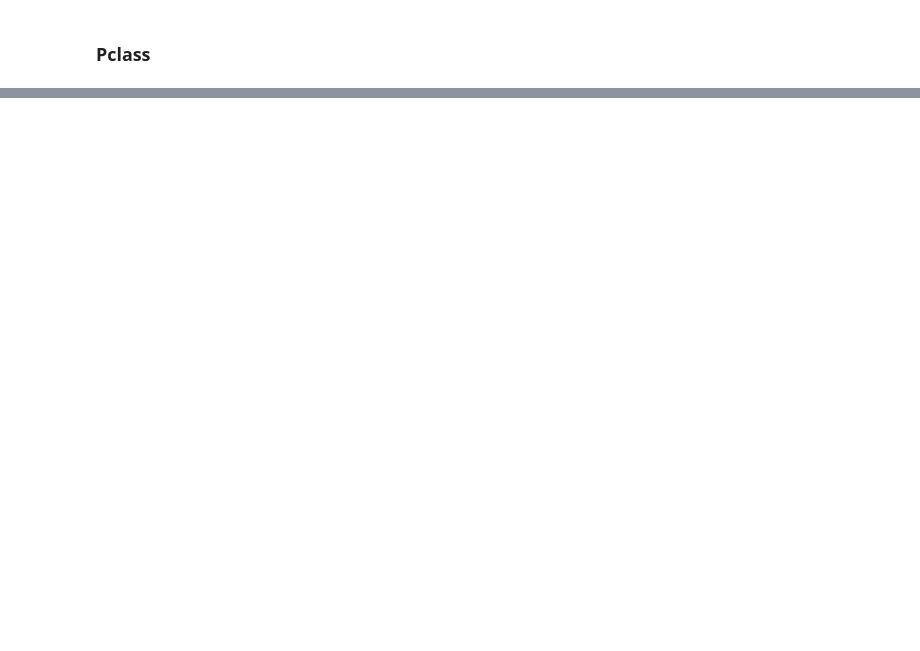
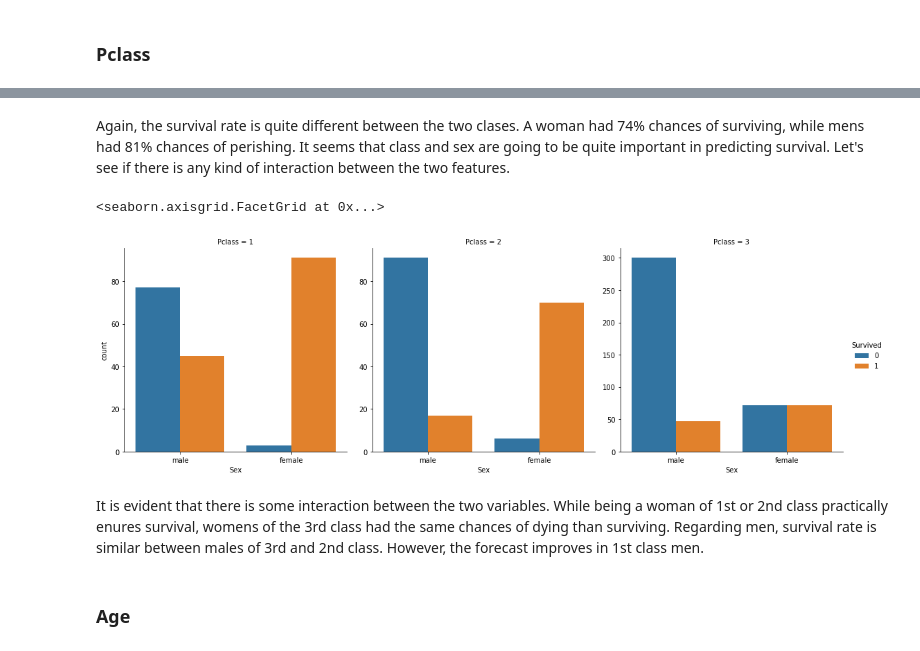
Before and after one commit to Amoralpa11/kaggle-titanic, a Jupyter notebook: data_exploratory_analysis.ipynb, the cells around one changed output, grey strips where cells are left out. Saved outputs shown, nothing was run; the diff lists cells and outputs as text; code cells hidden in the pictures; blank space fills up the shorter version.

```diff
--- a/data_exploratory_analysis.ipynb
+++ b/data_exploratory_analysis.ipynb
@@ -104,0 +146,11 @@ plt.show()
+# %% [markdown]
+Again, the survival rate is quite different between the two clases. A woman had 74% chances of surviving, while mens had 81% chances of perishing. It seems that class and sex are going to be quite important in predicting survival. Let's see if there is any kind of interaction between the two features.
+# %%
+sns.catplot(x="Sex",col="Pclass", hue="Survived", kind="count", data = data, sharey=False)
+# %% [output]
+<seaborn.axisgrid.FacetGrid at 0x...>
+[figure, added]
+# %% [markdown]
+It is evident that there is some interaction between the two variables. While being a woman of 1st or 2nd class  practically enures survival, womens of the 3rd class had the same chances of dying than surviving. Regarding men, survival rate is similar between males of 3rd and 2nd class. However, the forecast improves in 1st class men.
+# %% [markdown]
+### Age
```
Also changed, not shown: parts of 59 cells of this notebook.
